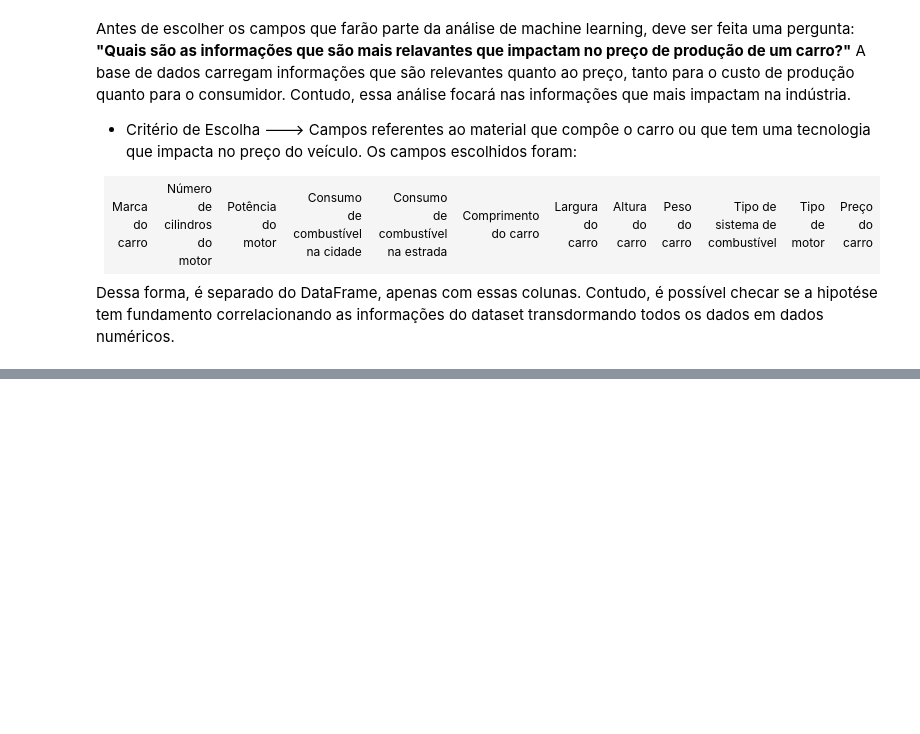
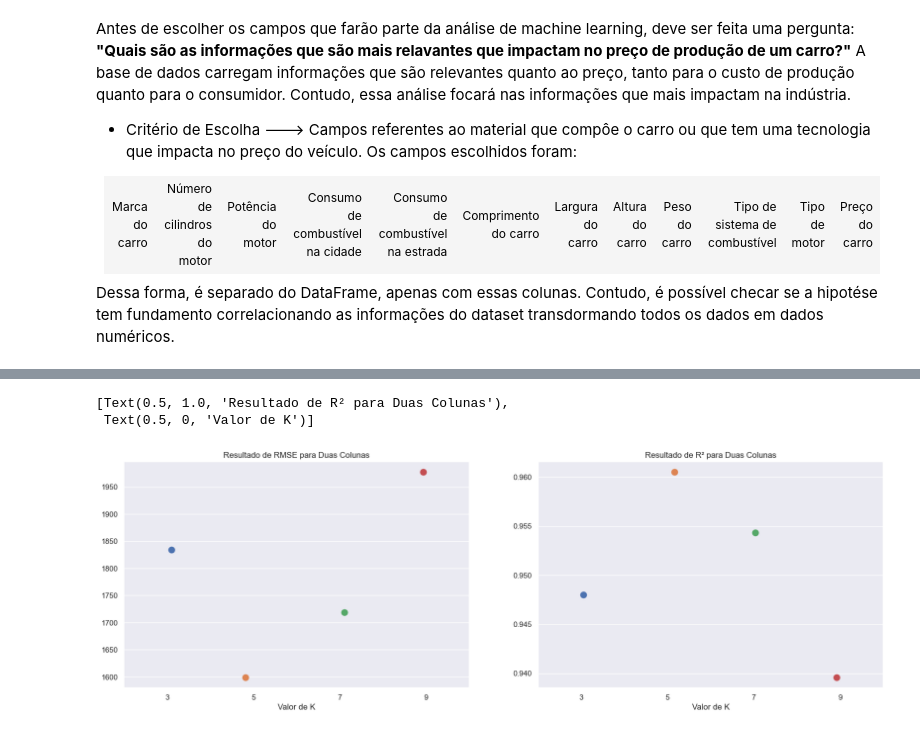
Before and after one commit to dimitriribeiro/predicting-prices, a Jupyter notebook: pricing-preditivo.ipynb, the cells around one changed output, grey strips where cells are left out. Saved outputs shown, nothing was run; the diff lists cells and outputs as text; code cells hidden in the pictures; blank space fills up the shorter version.

```diff
--- a/pricing-preditivo.ipynb
+++ b/pricing-preditivo.ipynb
@@ -310,0 +428,7 @@ sns.heatmap(correlacao, annot=True, fmt='.2f', cmap='coolwarm', annot_kws={'font
+# %%
+criterio = []
+for i, linha in enumerate(corr_precos):
+    if linha > 0.76:
+        criterio.append(corr_precos.index[i])
+dataset_carros_filtrada = dataset_carros[criterio]
+dataset_carros_filtrada.head()
@@ -310,0 +473,21 @@ sns.heatmap(correlacao, annot=True, fmt='.2f', cmap='coolwarm', annot_kws={'font
+# %%
+dataset_carros_filtrada_2 = dataset_carros_filtrada[['potência do motor',
+                                                     'tamanho do motor',
+                                                     'preço']]
+dataset_carros_filtrada_3 = dataset_carros_filtrada[['potência do motor',
+                                                     'tamanho do motor',
+                                                     'peso do carro',
+                                                     'preço']]
+dataset_carros_filtrada_4 = dataset_carros_filtrada[['potência do motor',
+                                                     'tamanho do motor',
+                                                     'peso do carro',
+                                                     'diâmetro do cilindro',
+                                                     'preço']]
+lista_de_dataset_carros = [dataset_carros_filtrada_2,
+                           dataset_carros_filtrada_3,
+                           dataset_carros_filtrada_4,
+                           dataset_carros_filtrada]
+
+lista_de_resultados = []
+for dataset in lista_de_dataset_carros:
+    lista_de_resultados.append(knn_train_test(dataset))
@@ -310,0 +499,15 @@ sns.heatmap(correlacao, annot=True, fmt='.2f', cmap='coolwarm', annot_kws={'font
+# %%
+resultados_2_rmse = [list(lista_de_resultados[0][tupla].values)[0][0] for tupla in lista_de_resultados[0]]
+resultados_2_r2 = [list(lista_de_resultados[0][tupla].values)[0][1] for tupla in lista_de_resultados[0]]
+
+fig, ax = plt.subplots(1,2, figsize=(20, 6))
+
+sns.stripplot(x=ks, y=resultados_2_rmse, jitter=True, ax=ax[0], size=10)
+sns.stripplot(x=ks, y=resultados_2_r2, jitter=True, ax=ax[1], size=10)
+
+ax[0].set(title='Resultado de RMSE para Duas Colunas', xlabel='Valor de K')
+ax[1].set(title='Resultado de R² para Duas Colunas', xlabel='Valor de K')
+# %% [output]
+[Text(0.5, 1.0, 'Resultado de R² para Duas Colunas'),
+ Text(0.5, 0, 'Valor de K')]
+[figure, added]
```
Also changed, not shown: parts of 28 cells of this notebook.
